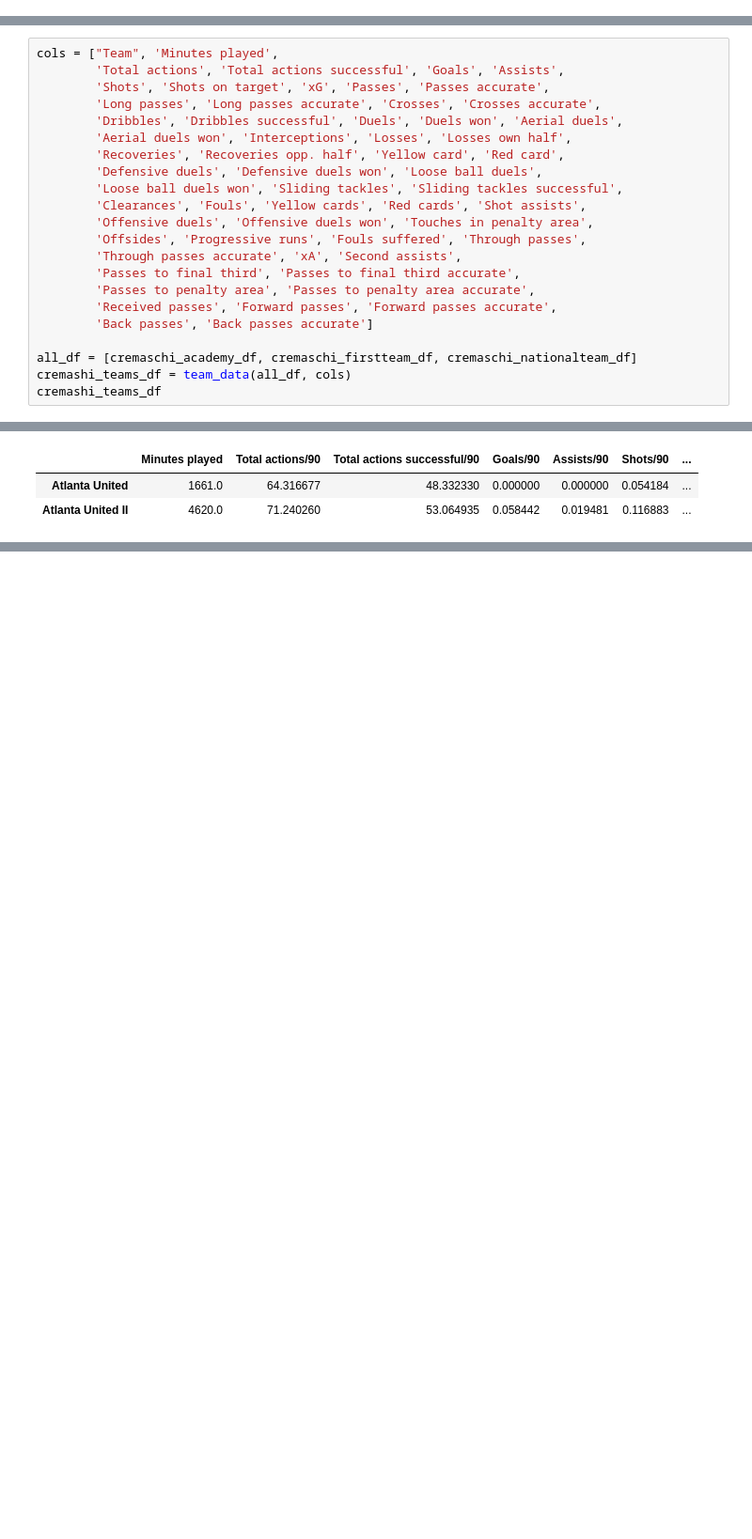
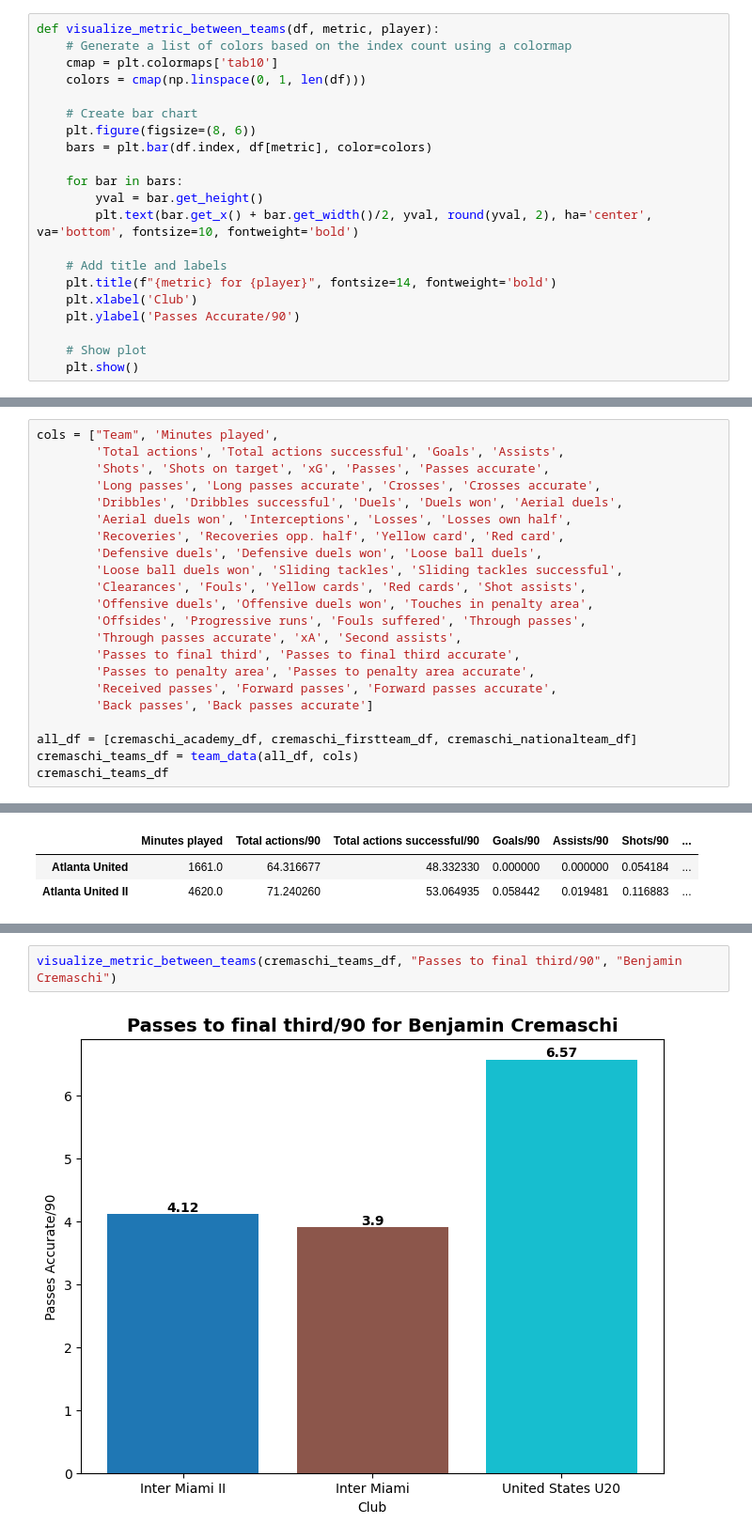
Before and after one commit to Tommy-Las/FootballAnalytics-FinalProject, a Jupyter notebook: code.ipynb, the cells around one changed output, grey strips where cells are left out. Shown at 94% size. Saved outputs shown, nothing was run; the diff lists cells and outputs as text; blank space fills up the shorter version.

Commit message:
bar graph for single player implemented

```diff
--- a/code.ipynb
+++ b/code.ipynb
@@ -63,3 +68,24 @@ def team_data(df_list, cols):
+# %%
+def visualize_metric_between_teams(df, metric, player):
+    # Generate a list of colors based on the index count using a colormap
+    cmap = plt.colormaps['tab10']
+    colors = cmap(np.linspace(0, 1, len(df)))
+
+    # Create bar chart
+    plt.figure(figsize=(8, 6))
+    bars = plt.bar(df.index, df[metric], color=colors)
+
+    for bar in bars:
+        yval = bar.get_height()
+        plt.text(bar.get_x() + bar.get_width()/2, yval, round(yval, 2), ha='center', va='bottom', fontsize=10, fontweight='bold')
+
+    # Add title and labels
+    plt.title(f"{metric} for {player}", fontsize=14, fontweight='bold')
+    plt.xlabel('Club')
+    plt.ylabel('Passes Accurate/90')
+
+    # Show plot
+    plt.show()
 # %% [markdown]
 # Stats for Benjamin Cremaschi
 # %% [markdown]
@@ -103,8 +129,8 @@ cols = ["Team", 'Minutes played',
         'Back passes', 'Back passes accurate']
 
 all_df = [cremaschi_academy_df, cremaschi_firstteam_df, cremaschi_nationalteam_df]
-cremashi_teams_df = team_data(all_df, cols)
-cremashi_teams_df
+cremaschi_teams_df = team_data(all_df, cols)
+cremaschi_teams_df
 # %% [output]
 |  | Minutes played | Total actions/90 | Total actions successful/90 | Goals/90 | Assists/90 | Shots/90 | ... |
 | Inter Miami II | 1181.0 | 68.204911 | 40.160881 | 0.381033 | 0.152413 | 1.066892 | ... |
@@ -328,0 +377,4 @@ cobb_teams_df
+# %%
+visualize_metric_between_teams(cremaschi_teams_df, "Passes to final third/90", "Benjamin Cremaschi")
+# %% [output]
+[figure, added]
```
Also changed, not shown: parts of 4 cells of this notebook.
